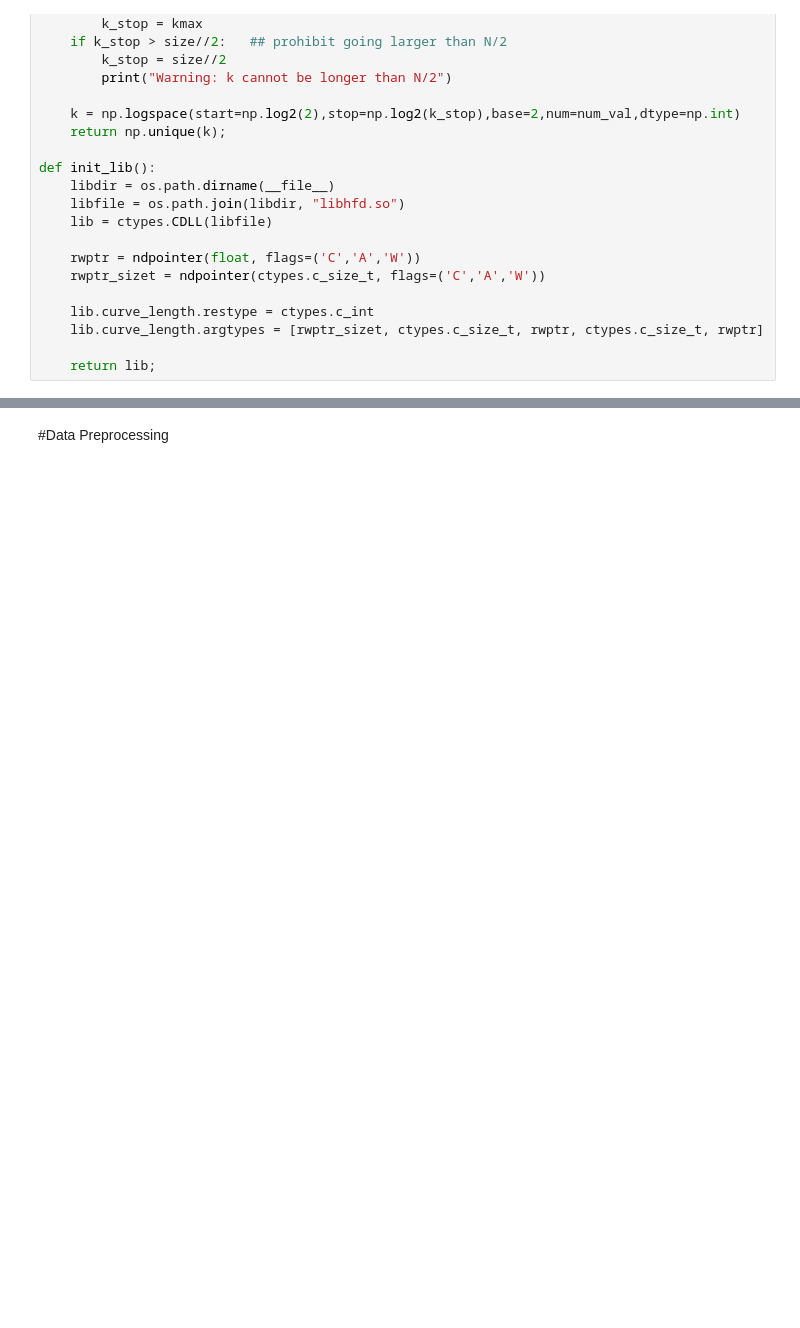
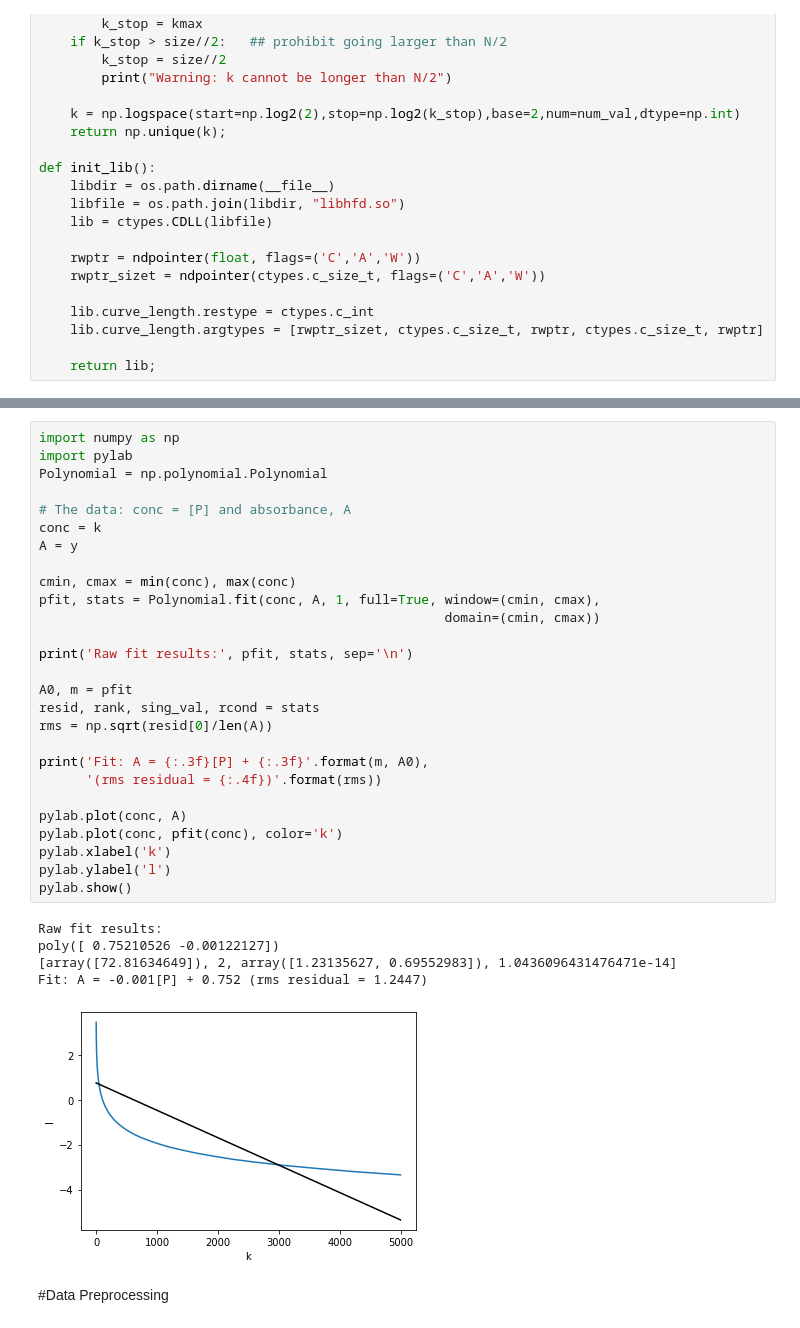
Before and after one commit to sankalpachowdhury/Fractal_Analysis, a Jupyter notebook: Higuchi_Fractal_analysis.ipynb, the cells around one changed output, grey strips where cells are left out. Drawn from its saved outputs; the diff is of its cells as text; blank space fills up the shorter version.

```diff
--- a/Higuchi_Fractal_analysis.ipynb
+++ b/Higuchi_Fractal_analysis.ipynb
@@ -206,3 +244,36 @@ print(hfd(y)) # ~ 1.50
+# %%
+import numpy as np
+import pylab
+Polynomial = np.polynomial.Polynomial
+
+# The data: conc = [P] and absorbance, A
+conc = k
+A = y
+
+cmin, cmax = min(conc), max(conc)
+pfit, stats = Polynomial.fit(conc, A, 1, full=True, window=(cmin, cmax),
+                                                    domain=(cmin, cmax))
+
+print('Raw fit results:', pfit, stats, sep='\n')
+
+A0, m = pfit
+resid, rank, sing_val, rcond = stats
+rms = np.sqrt(resid[0]/len(A))
+
+print('Fit: A = {:.3f}[P] + {:.3f}'.format(m, A0),
+      '(rms residual = {:.4f})'.format(rms))
+
+pylab.plot(conc, A)
+pylab.plot(conc, pfit(conc), color='k')
+pylab.xlabel('k')
+pylab.ylabel('l')
+pylab.show()
+# %% [output]
+Raw fit results:
+poly([ 0.75210526 -0.00122127])
+[array([72.81634649]), 2, array([1.23135627, 0.69552983]), 1.0436096431476471e-14]
+Fit: A = -0.001[P] + 0.752 (rms residual = 1.2447)
+[figure, added]
 # %% [markdown]
 #Data Preprocessing
 # %%
```
Also changed, not shown: parts of 32 cells of this notebook.
